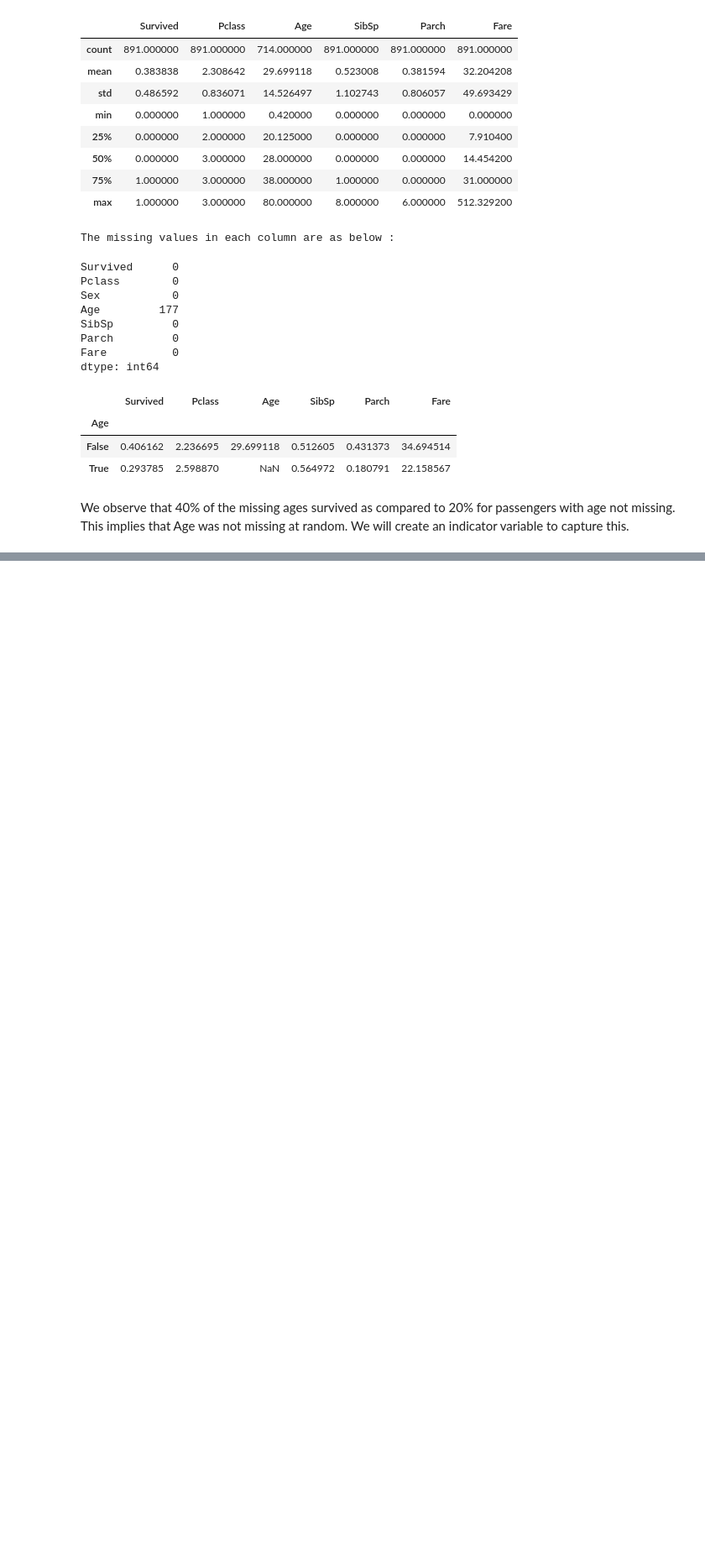
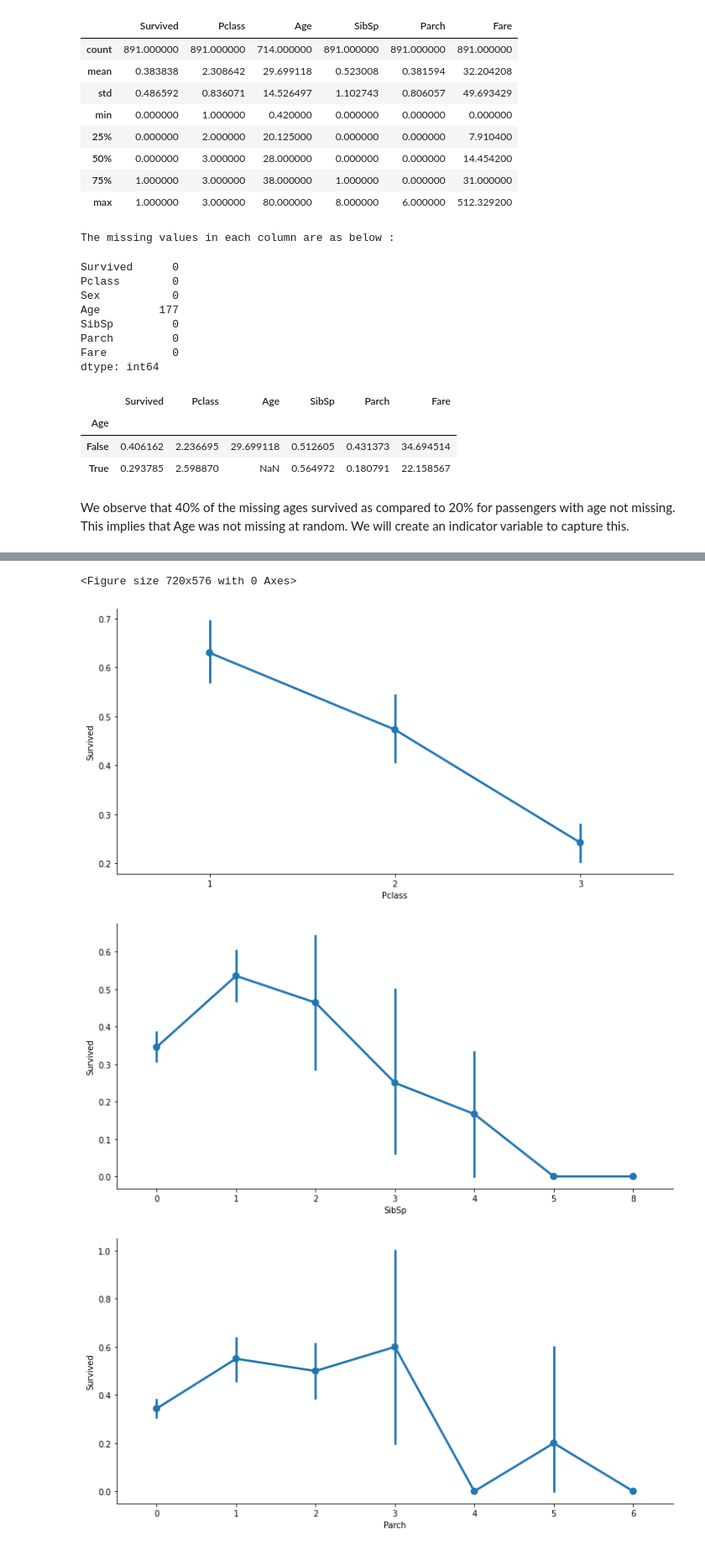
Before and after one commit to obeabi/Assignments, a Jupyter notebook: Main_DecisionTree.ipynb, the cells around one changed output, grey strips where cells are left out. Shown at 84% size. Saved outputs shown, nothing was run; the diff lists cells and outputs as text; code cells hidden in the pictures; blank space fills up the shorter version.

```diff
--- a/Main_DecisionTree.ipynb
+++ b/Main_DecisionTree.ipynb
@@ -132,3 +157,13 @@ We observe that 40% of the missing ages survived as compared to 20% for passenge
+# %%
+# Investigate the effect of Pclass, SibSP and Parch on survival
+for i, col in enumerate(['Pclass', 'SibSp', 'Parch']):
+    plt.figure(i)
+    sns.catplot(x=col, y='Survived', data=titanic, kind='point', aspect=2,)
+# %% [output]
+<Figure size 720x576 with 0 Axes>
+[figure, added]
+[figure, added]
+[figure, added]
 # %%
 # Create indicator variablle
 titanic['age_ind']= np.where(titanic['Age'].isnull(), 0,1)
```
Also changed, not shown: parts of 24 cells of this notebook.
